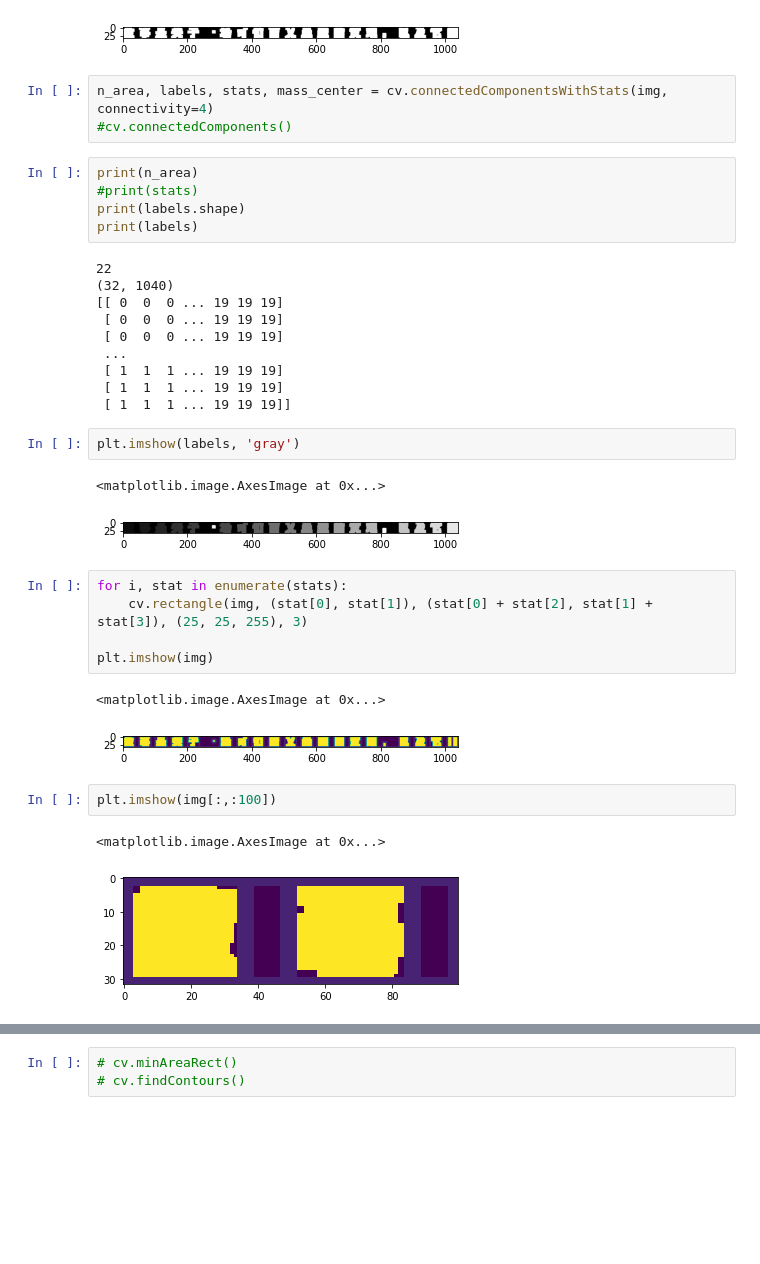
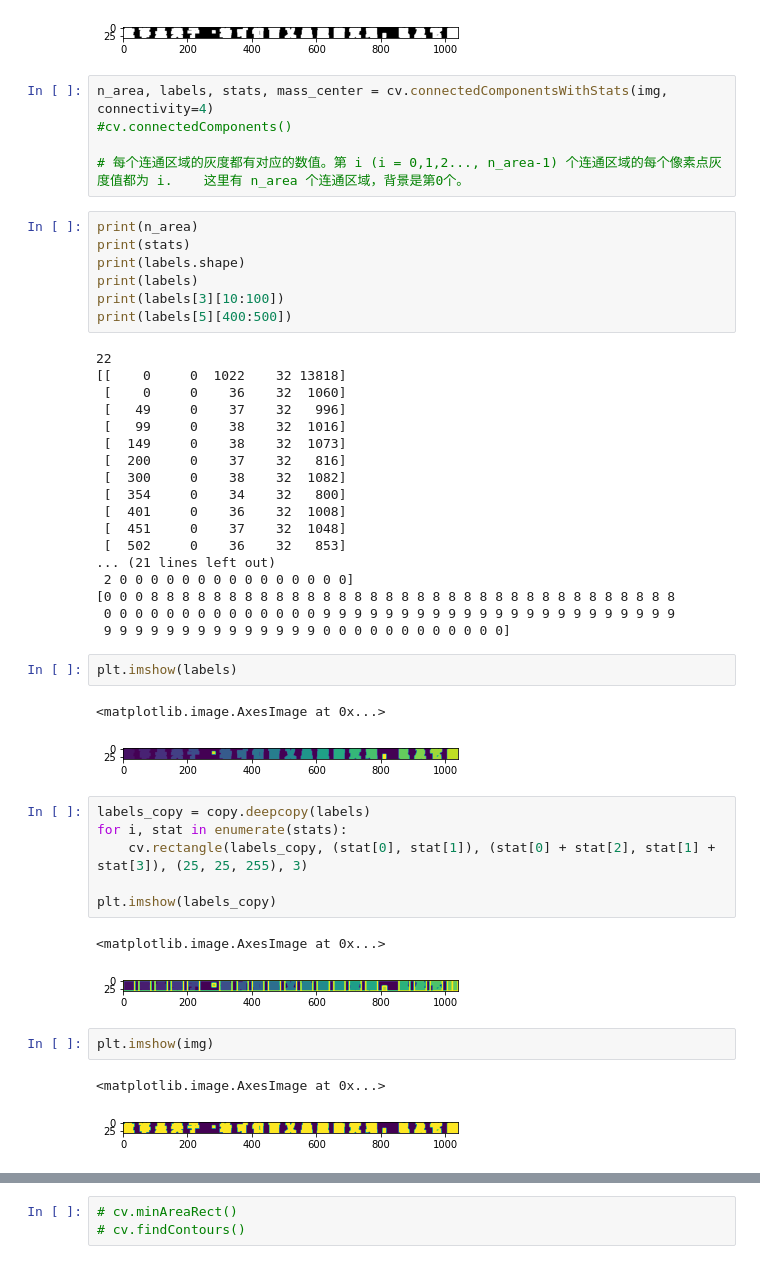
Before and after one commit to bldu/pylearn, a Jupyter notebook: character_bbox.ipynb, the cells around one changed output, grey strips where cells are left out. Drawn from its saved outputs; the diff is of its cells as text; blank space fills up the shorter version.

```diff
--- a/character_bbox.ipynb
+++ b/character_bbox.ipynb
@@ -37,36 +52,49 @@ plt.imshow(img, 'gray')
 # %%
 n_area, labels, stats, mass_center = cv.connectedComponentsWithStats(img, connectivity=4)
 #cv.connectedComponents()
+
+# 每个连通区域的灰度都有对应的数值。第 i (i = 0,1,2..., n_area-1) 个连通区域的每个像素点灰度值都为 i.    这里有 n_area 个连通区域，背景是第0个。
 # %%
 print(n_area)
-#print(stats)
+print(stats)
 print(labels.shape)
 print(labels)
+print(labels[3][10:100])
+print(labels[5][400:500])
 # %% [output]
 22
-(32, 1040)
-[[ 0  0  0 ... 19 19 19]
- [ 0  0  0 ... 19 19 19]
- [ 0  0  0 ... 19 19 19]
- ...
- [ 1  1  1 ... 19 19 19]
- [ 1  1  1 ... 19 19 19]
- [ 1  1  1 ... 19 19 19]]
+[[    0     0  1022    32 13818]
+ [    0     0    36    32  1060]
+ [   49     0    37    32   996]
+ [   99     0    38    32  1016]
+ [  149     0    38    32  1073]
+ [  200     0    37    32   816]
+ [  300     0    38    32  1082]
+ [  354     0    34    32   800]
+ [  401     0    36    32  1008]
+ [  451     0    37    32  1048]
+ [  502     0    36    32   853]
+... (21 lines left out)
+ 2 0 0 0 0 0 0 0 0 0 0 0 0 0 0 0]
+[0 0 0 8 8 8 8 8 8 8 8 8 8 8 8 8 8 8 8 8 8 8 8 8 8 8 8 8 8 8 8 8 8 8 8 8 8
+ 0 0 0 0 0 0 0 0 0 0 0 0 0 0 9 9 9 9 9 9 9 9 9 9 9 9 9 9 9 9 9 9 9 9 9 9 9
+ 9 9 9 9 9 9 9 9 9 9 9 9 9 9 0 0 0 0 0 0 0 0 0 0 0 0]
 # %%
-plt.imshow(labels, 'gray')
+plt.imshow(labels)
 # %% [output]
 <matplotlib.image.AxesImage at 0x...>
-[figure, old version]
+[figure, new version]
 # %%
+labels_copy = copy.deepcopy(labels)
 for i, stat in enumerate(stats):
-    cv.rectangle(img, (stat[0], stat[1]), (stat[0] + stat[2], stat[1] + stat[3]), (25, 25, 255), 3)
+    cv.rectangle(labels_copy, (stat[0], stat[1]), (stat[0] + stat[2], stat[1] + stat[3]), (25, 25, 255), 3)
 
-plt.imshow(img)
+plt.imshow(labels_copy)
 # %% [output]
 <matplotlib.image.AxesImage at 0x...>
-[figure, old version]
+[figure, new version]
 # %%
-plt.imshow(img[:,:100])
+plt.imshow(img)
 # %% [output]
 <matplotlib.image.AxesImage at 0x...>
-[figure, old version]
+[figure, new version]
```
Also changed, not shown: parts of 9 cells of this notebook.
